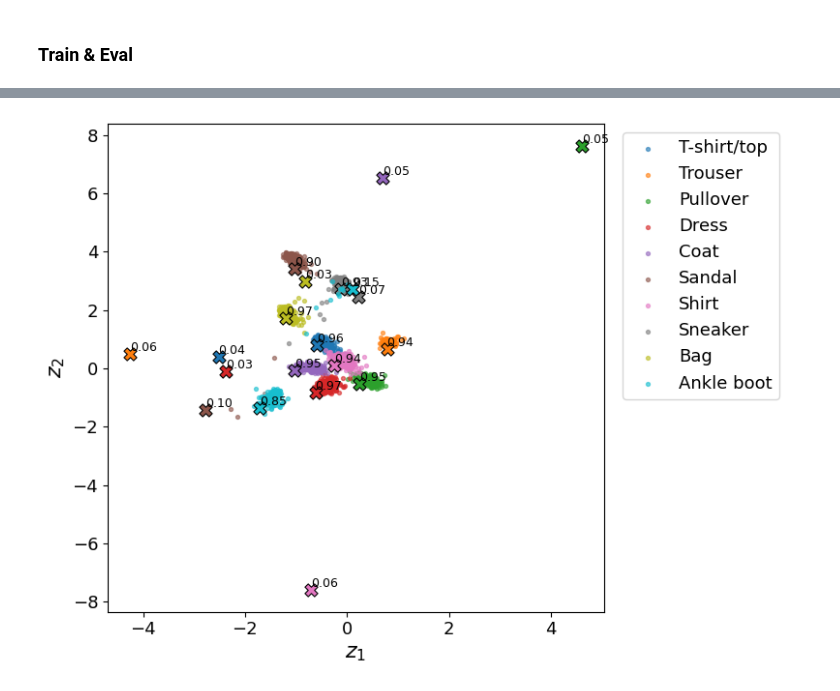
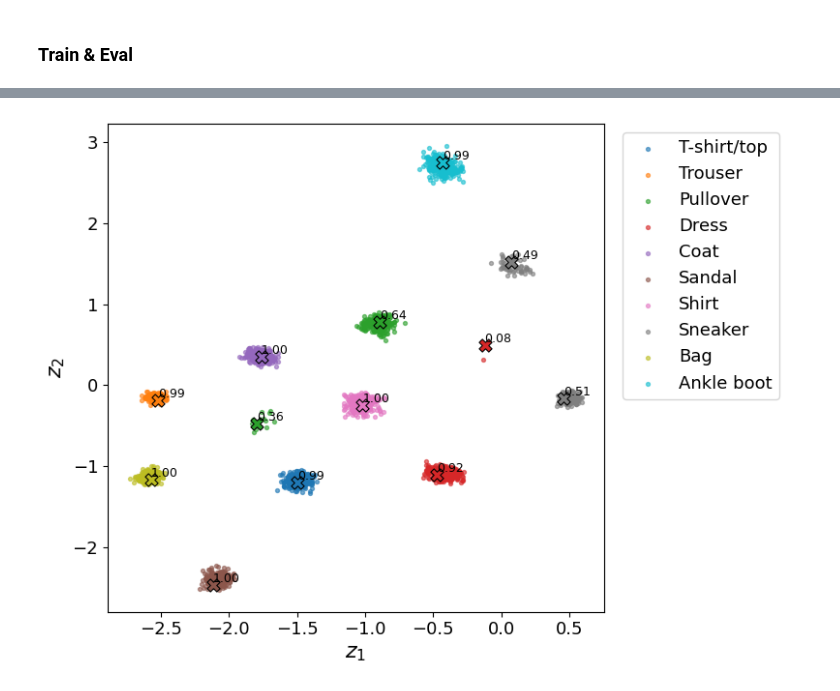
Before and after one commit to zh3nis/DNLL, a Jupyter notebook: MDA_FashionMNIST.ipynb, the cells around one changed output, grey strips where cells are left out. Saved outputs shown, nothing was run; the diff lists cells and outputs as text; code cells hidden in the pictures.

```diff
--- a/MDA_FashionMNIST.ipynb
+++ b/MDA_FashionMNIST.ipynb
@@ -80,7 +80,7 @@ loss_fn = EM_DNLLLoss()
 train_acc = []
 test_acc = []
 
-for epoch in range(1, 26):
+for epoch in range(1, 101):
     model.train()
     loss_sum = acc_sum = n_sum = 0
     for x, y in train_ld:
@@ -133,31 +133,33 @@ with torch.no_grad():
         if i >= 9:   # 10 batches ≈10k points; raise/lower to taste
             break
 
 z2 = torch.cat(embeds)
 y = torch.cat(labels)
 
 mu = model.head.mu.detach().cpu().numpy()  # (C, K, D)
 mix_probs = torch.softmax(model.head.mixture_logits, dim=-1).detach().cpu().numpy()
 
 plt.rcParams.update({
     "font.size": 14, "axes.labelsize": 16, "legend.fontsize": 13,
     "xtick.labelsize": 13, "ytick.labelsize": 13
 })
 
 plt.figure(figsize=(8, 6))
 ax = plt.gca()
 for c in range(10):
     idx = y == c
     color = plt.cm.tab10(c)
     plt.scatter(z2[idx, 0], z2[idx, 1], s=8, alpha=0.6, color=color, label=train_ds.classes[c])
     for k in range(mu.shape[1]):
+        if mix_probs[c, k] < 0.05:
+            continue
         plt.scatter(mu[c, k, 0], mu[c, k, 1], s=90, marker='X',
                     color=color, edgecolor='black', linewidths=0.8)
         ax.text(mu[c, k, 0], mu[c, k, 1], f"{mix_probs[c, k]:.2f}",
                 fontsize=9, ha='left', va='bottom', color='black')
 plt.legend(bbox_to_anchor=(1.02, 1), loc="upper left")
 plt.xlabel("$z_1$"); plt.ylabel("$z_2$")
 plt.tight_layout()
 plt.savefig('plots/fashion_mnist_mda_embeddings.png', dpi=600)
 # %% [output]
-[figure, old version]
+[figure, new version]
```
Also changed, not shown: parts of 4 cells of this notebook, 1 other file.
